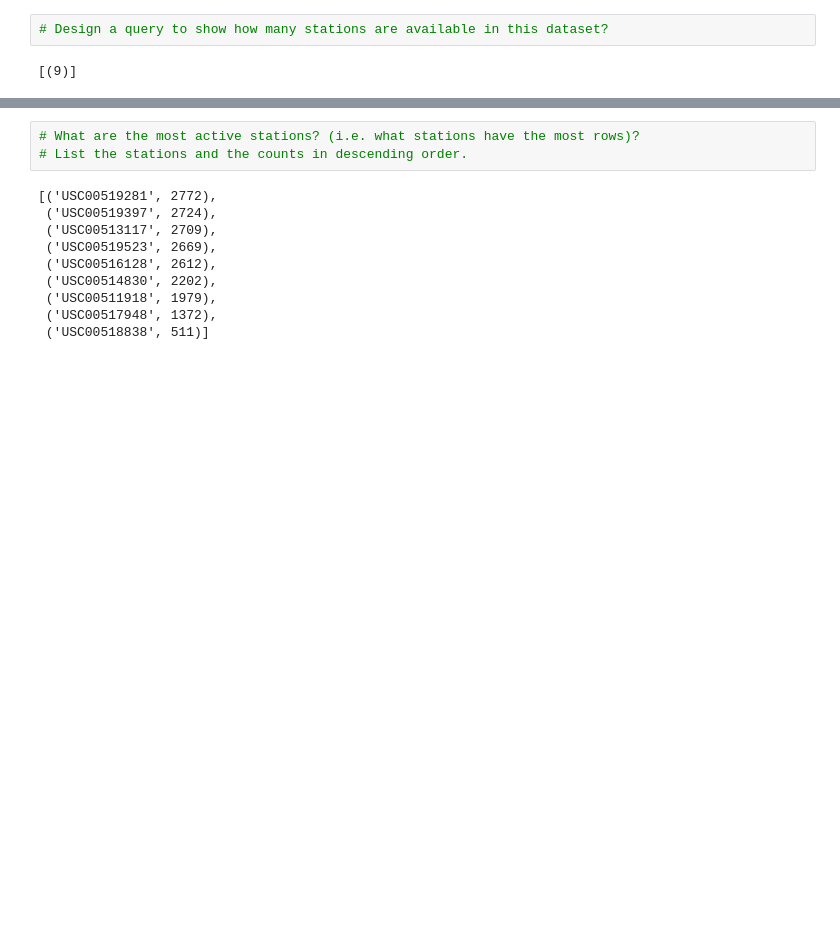
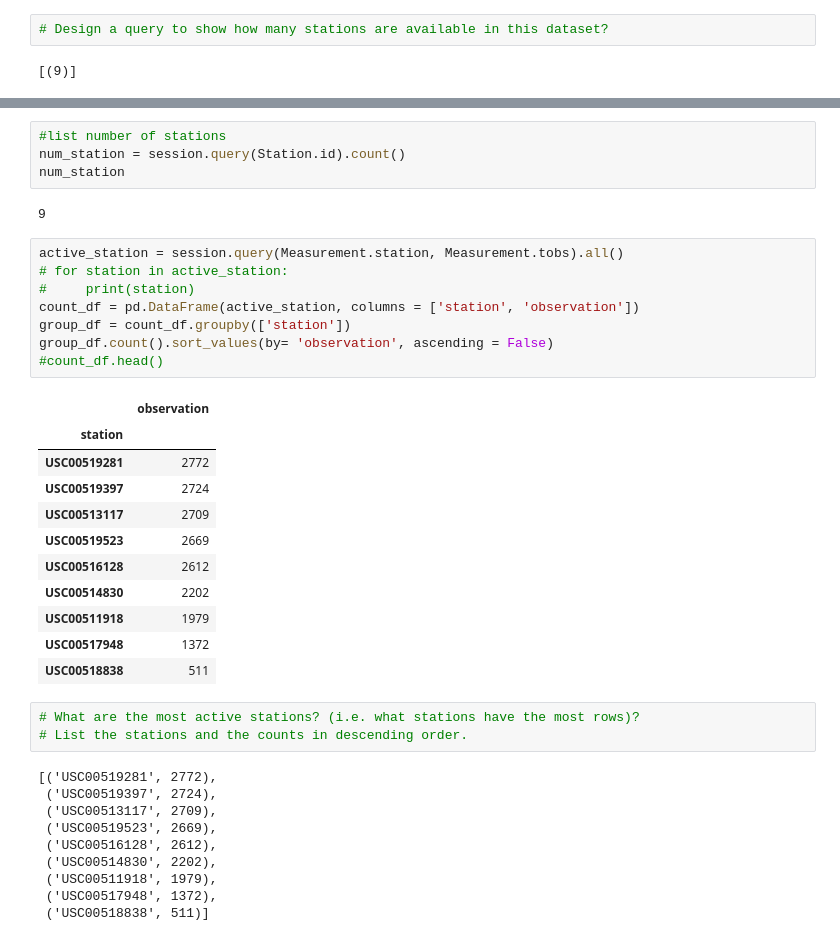
Before and after one commit to Gan001/dataviz-homework, a Jupyter notebook: Module-10/climate_starter.ipynb, the cells around one changed output, grey strips where cells are left out. Drawn from its saved outputs; the diff is of its cells as text; blank space fills up the shorter version.

```diff
--- a/Module-10/climate_starter.ipynb
+++ b/Module-10/climate_starter.ipynb
@@ -124,3 +135,29 @@ df.describe()
+# %%
+#list number of stations
+num_station = session.query(Station.id).count()
+num_station
+# %% [output]
+9
+# %%
+active_station = session.query(Measurement.station, Measurement.tobs).all()
+# for station in active_station:
+#     print(station)
+count_df = pd.DataFrame(active_station, columns = ['station', 'observation'])
+group_df = count_df.groupby(['station'])
+group_df.count().sort_values(by= 'observation', ascending = False)
+#count_df.head()
+# %% [output]
+|  | observation |
+| station |  |
+| USC00519281 | 2772 |
+| USC00519397 | 2724 |
+| USC00513117 | 2709 |
+| USC00519523 | 2669 |
+| USC00516128 | 2612 |
+| USC00514830 | 2202 |
+| USC00511918 | 1979 |
+| USC00517948 | 1372 |
+| USC00518838 | 511 |
 # %%
 # What are the most active stations? (i.e. what stations have the most rows)?
 # List the stations and the counts in descending order.
```
Also changed, not shown: parts of 2 cells of this notebook.
